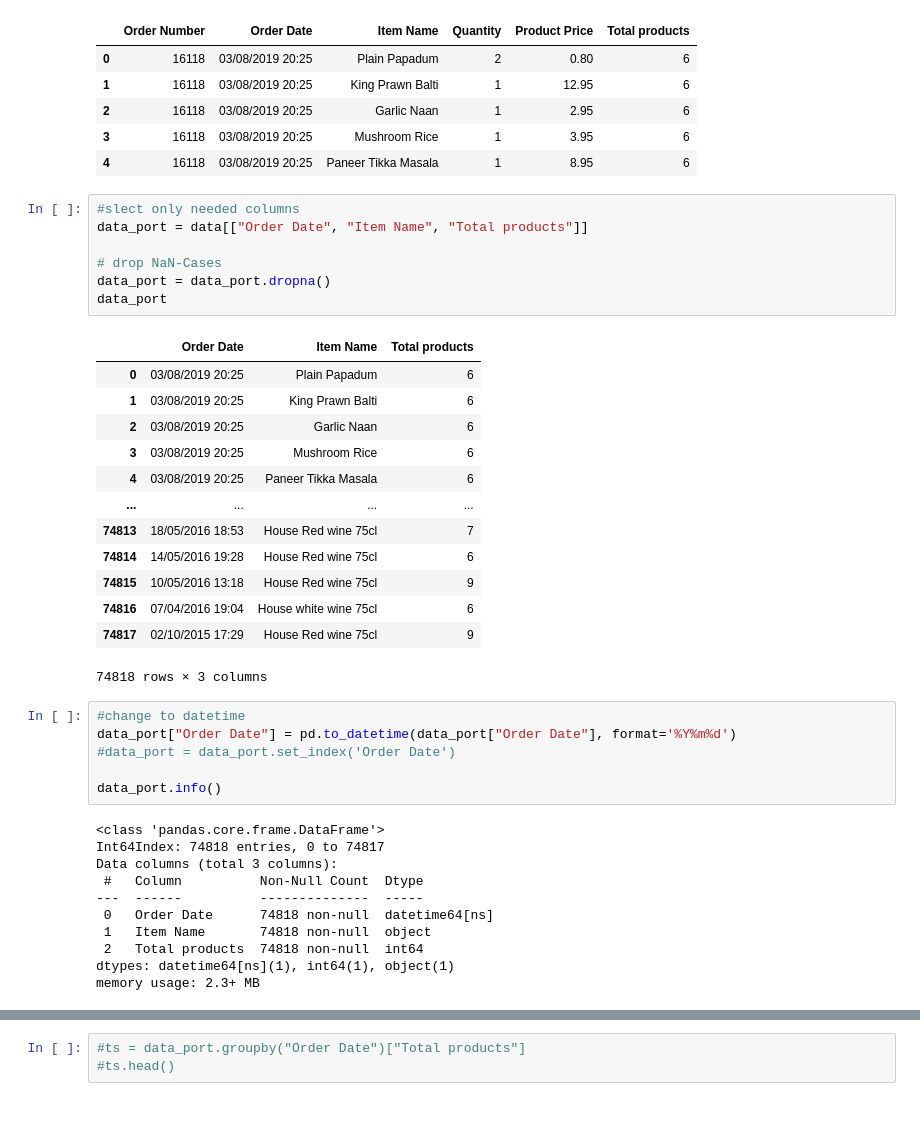
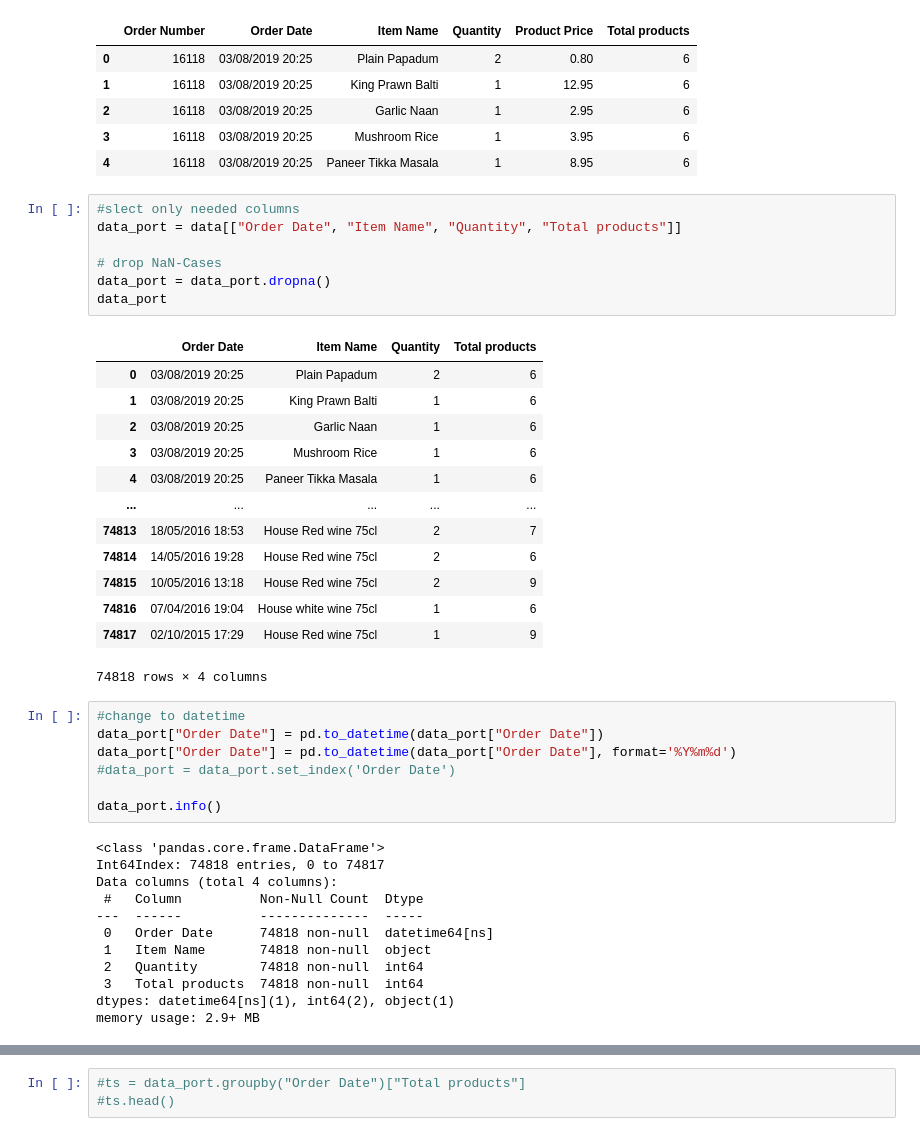
Before and after one commit to BennerLukas/takeawaste, a Jupyter notebook: time_series_training/time_series_3 copy.ipynb, the cells around one changed output, grey strips where cells are left out. Cells and saved outputs as stored; diff of their text form.

```diff
--- a/time_series_training/time_series_3 copy.ipynb
+++ b/time_series_training/time_series_3 copy.ipynb
@@ -13,27 +13,28 @@ data.head()
 | 4 | 16118 | 03/08/2019 20:25 | Paneer Tikka Masala | 1 | 8.95 | 6 |
 # %%
 #slect only needed columns
-data_port = data[["Order Date", "Item Name", "Total products"]]
+data_port = data[["Order Date", "Item Name", "Quantity", "Total products"]]
 
 # drop NaN-Cases
 data_port = data_port.dropna()
 data_port
 # %% [output]
-|  | Order Date | Item Name | Total products |
-| 0 | 03/08/2019 20:25 | Plain Papadum | 6 |
-| 1 | 03/08/2019 20:25 | King Prawn Balti | 6 |
-| 2 | 03/08/2019 20:25 | Garlic Naan | 6 |
-| 3 | 03/08/2019 20:25 | Mushroom Rice | 6 |
-| 4 | 03/08/2019 20:25 | Paneer Tikka Masala | 6 |
-| ... | ... | ... | ... |
-| 74813 | 18/05/2016 18:53 | House Red wine 75cl | 7 |
-| 74814 | 14/05/2016 19:28 | House Red wine 75cl | 6 |
-| 74815 | 10/05/2016 13:18 | House Red wine 75cl | 9 |
-| 74816 | 07/04/2016 19:04 | House white wine 75cl | 6 |
-| 74817 | 02/10/2015 17:29 | House Red wine 75cl | 9 |
+|  | Order Date | Item Name | Quantity | Total products |
+| 0 | 03/08/2019 20:25 | Plain Papadum | 2 | 6 |
+| 1 | 03/08/2019 20:25 | King Prawn Balti | 1 | 6 |
+| 2 | 03/08/2019 20:25 | Garlic Naan | 1 | 6 |
+| 3 | 03/08/2019 20:25 | Mushroom Rice | 1 | 6 |
+| 4 | 03/08/2019 20:25 | Paneer Tikka Masala | 1 | 6 |
+| ... | ... | ... | ... | ... |
+| 74813 | 18/05/2016 18:53 | House Red wine 75cl | 2 | 7 |
+| 74814 | 14/05/2016 19:28 | House Red wine 75cl | 2 | 6 |
+| 74815 | 10/05/2016 13:18 | House Red wine 75cl | 2 | 9 |
+| 74816 | 07/04/2016 19:04 | House white wine 75cl | 1 | 6 |
+| 74817 | 02/10/2015 17:29 | House Red wine 75cl | 1 | 9 |
-74818 rows × 3 columns
+74818 rows × 4 columns
 # %%
 #change to datetime
+data_port["Order Date"] = pd.to_datetime(data_port["Order Date"])
 data_port["Order Date"] = pd.to_datetime(data_port["Order Date"], format='%Y%m%d')
 #data_port = data_port.set_index('Order Date')
 
@@ -41,14 +42,15 @@ data_port.info()
 # %% [output]
 <class 'pandas.core.frame.DataFrame'>
 Int64Index: 74818 entries, 0 to 74817
-Data columns (total 3 columns):
+Data columns (total 4 columns):
  #   Column          Non-Null Count  Dtype
 ---  ------          --------------  -----
  0   Order Date      74818 non-null  datetime64[ns]
  1   Item Name       74818 non-null  object
- 2   Total products  74818 non-null  int64
-dtypes: datetime64[ns](1), int64(1), object(1)
-memory usage: 2.3+ MB
+ 2   Quantity        74818 non-null  int64
+ 3   Total products  74818 non-null  int64
+dtypes: datetime64[ns](1), int64(2), object(1)
+memory usage: 2.9+ MB
 # %%
 data_ts = data_port
 data_ts.head()
```
Also changed, not shown: parts of 10 cells of this notebook, 1 other file.
